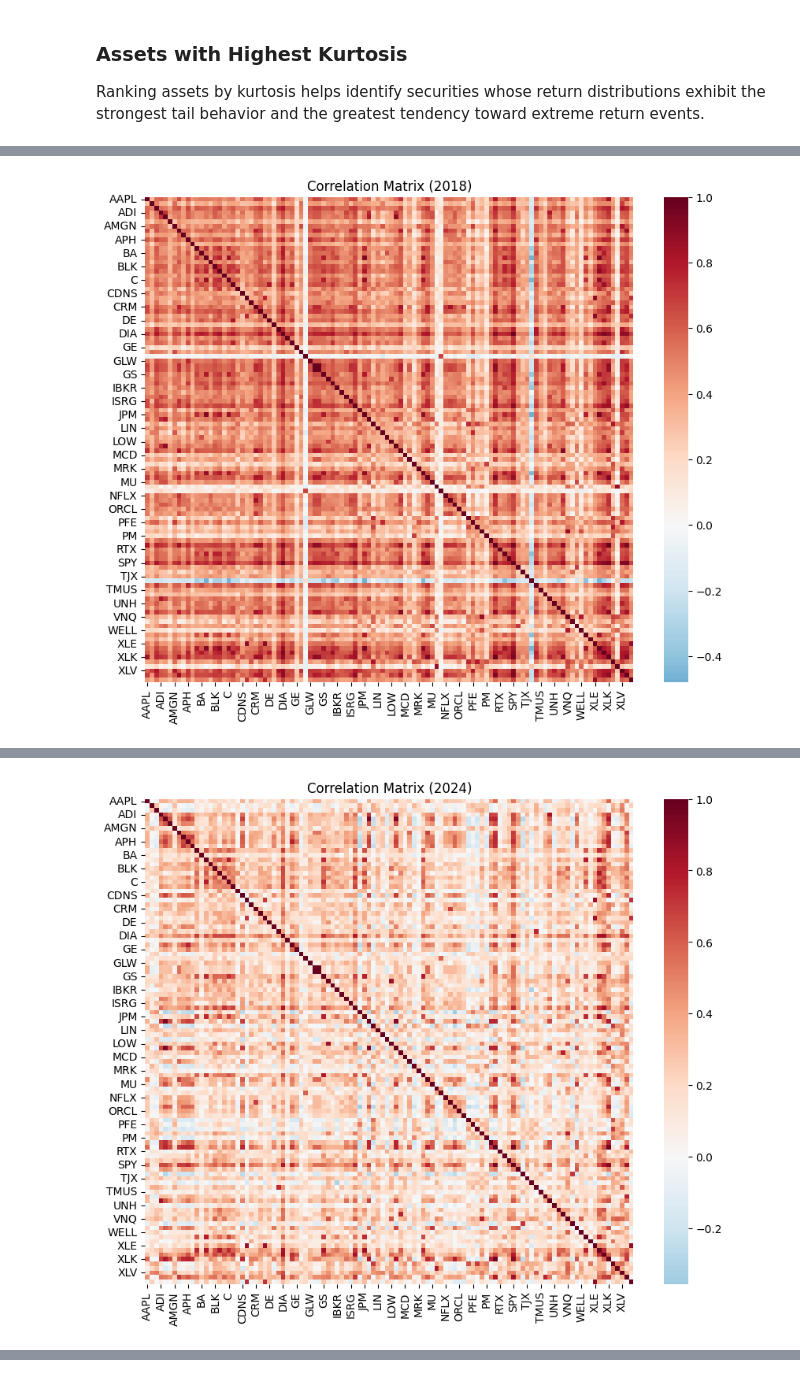
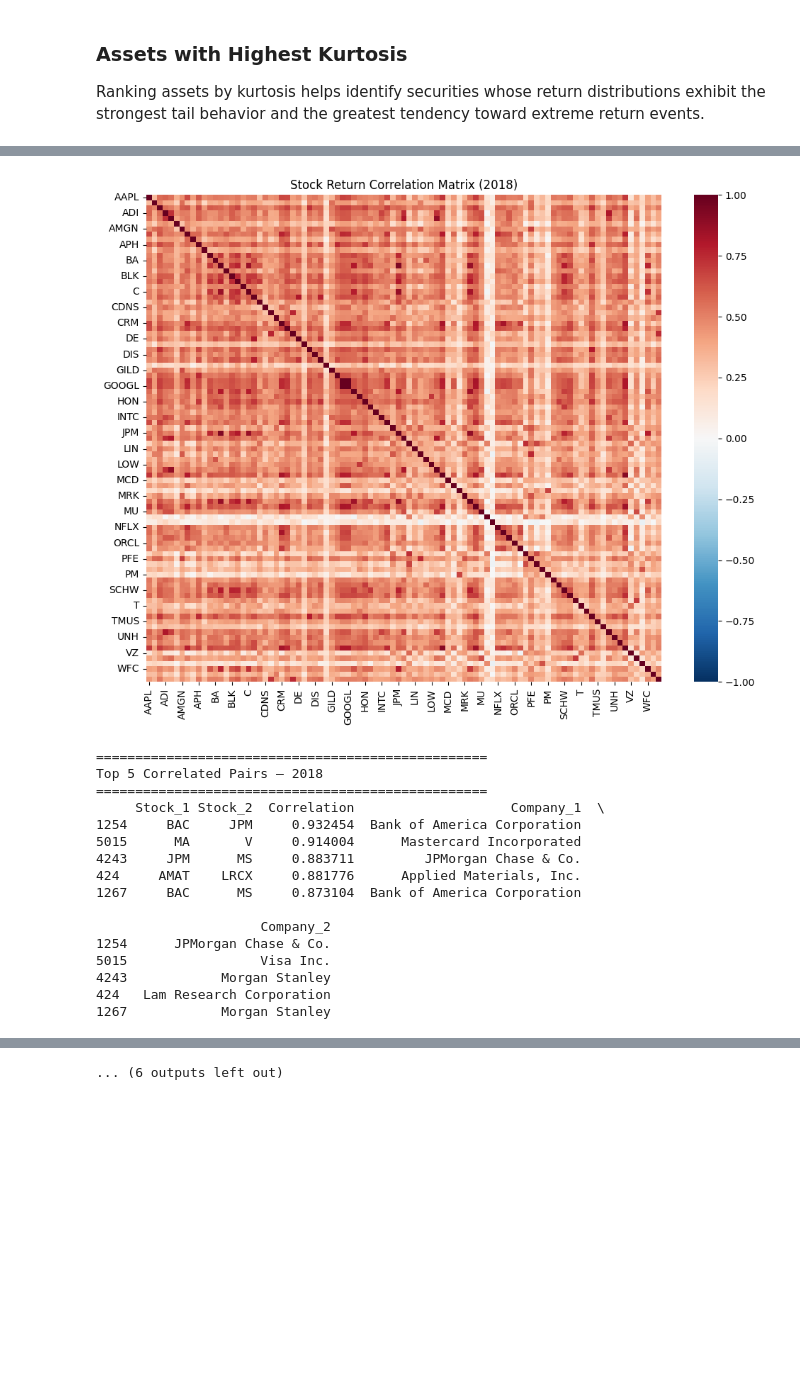
Before and after one commit to aarju-24/internship_project, a Jupyter notebook: notebooks/eda.ipynb, the cells around one changed output, grey strips where cells are left out. Cells and saved outputs as stored; diff of their text form; code cells hidden in the pictures; blank space fills up the shorter version.

```diff
--- a/notebooks/eda.ipynb
+++ b/notebooks/eda.ipynb
@@ -1089,44 +1005,79 @@ years
 # %%
+years = sorted(returns.index.year.unique())
+
 yearly_top_pairs = {}
 
 for year in years:
 
-    yearly_data = returns[
-        returns.index.year == year
+    yearly_data = stock_returns[
+        stock_returns.index.year == year
     ]
 
-    corr_matrix = yearly_data.corr()
+    if len(yearly_data) < 60:
+        print(f"Skipping {year}")
+        continue
 
-    plt.figure(figsize=(10,8))
+    yearly_corr = yearly_data.corr()
+
+    plt.figure(figsize=(10, 8))
 
     sns.heatmap(
-        corr_matrix,
+        yearly_corr,
         cmap="RdBu_r",
-        center=0
+        center=0,
+        vmin=-1,
+        vmax=1
     )
 
     plt.title(
-        f"Correlation Matrix ({year})"
+        f"Stock Return Correlation Matrix ({year})"
     )
 
+    plt.tight_layout()
     plt.show()
 
-    upper = corr_matrix.where(
-        np.triu(
-            np.ones(corr_matrix.shape),
-            k=1
-        ).astype(bool)
+    upper_yr = yearly_corr.where(
+        np.triu(np.ones(yearly_corr.shape),k=1).astype(bool)
     )
 
-    pairs = (
-        upper
-        .stack()
-        .sort_values(
-            ascending=False
-        )
-        .head(5)
+    pairs = upper_yr.stack().reset_index()
+
+    pairs.columns = [
+        "Stock_1",
+        "Stock_2",
+        "Correlation"
+    ]
+
+    pairs = remove_same_company_pairs(
+        pairs,
+        "Stock_1",
+        "Stock_2"
     )
 
+    pairs = ( pairs.sort_values("Correlation",ascending=False).head(5))
+
     yearly_top_pairs[year] = pairs
+
+    print("\n")
+    print("=" * 50)
+    print(f"Top 5 Correlated Pairs — {year}")
+    print("=" * 50)
+    print(pairs)
 # %% [output]
-[figure, old version]
+[figure, new version]
+==================================================
+Top 5 Correlated Pairs — 2018
+==================================================
+     Stock_1 Stock_2  Correlation                    Company_1  \
+1254     BAC     JPM     0.932454  Bank of America Corporation
+5015      MA       V     0.914004      Mastercard Incorporated
+4243     JPM      MS     0.883711         JPMorgan Chase & Co.
+424     AMAT    LRCX     0.881776      Applied Materials, Inc.
+1267     BAC      MS     0.873104  Bank of America Corporation
+
+                     Company_2
+1254      JPMorgan Chase & Co.
+5015                 Visa Inc.
+4243            Morgan Stanley
+424   Lam Research Corporation
+1267            Morgan Stanley
@@ -1138 +1152,0 @@ for year in years:
-[figure, removed]
@@ -1140,0 +1169 @@ for year in years:
+... (6 outputs left out)
```
Also changed, not shown: parts of 116 cells of this notebook, 10 other files.
